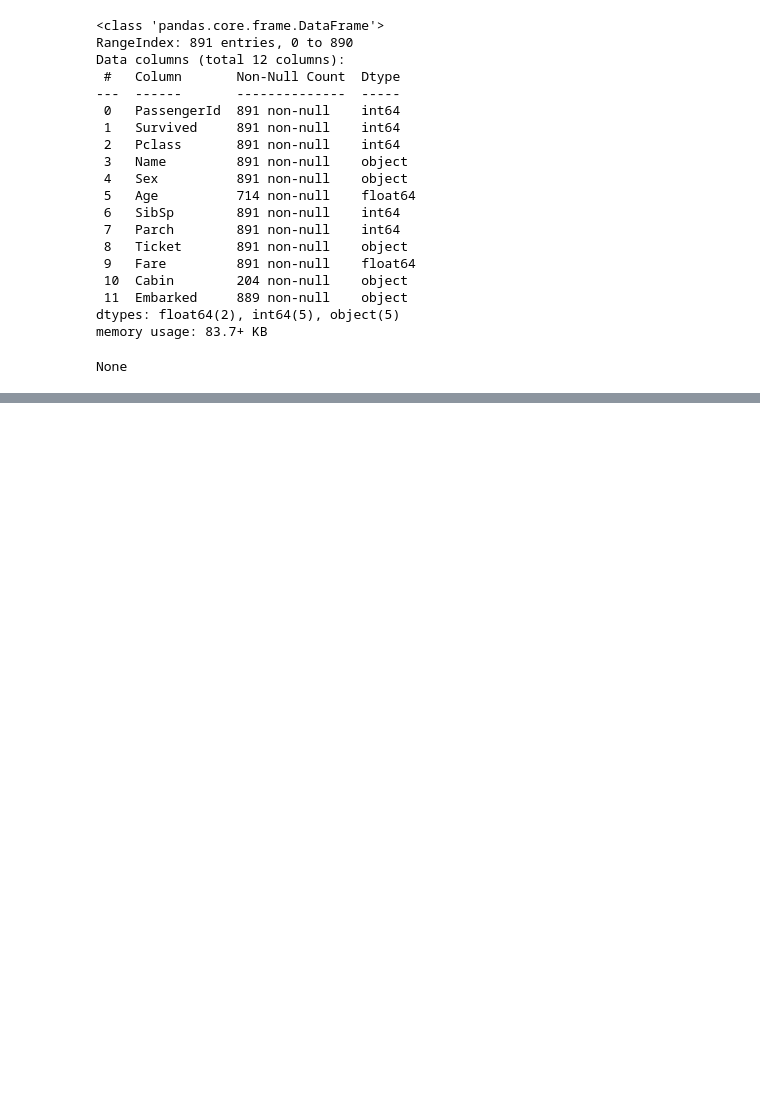
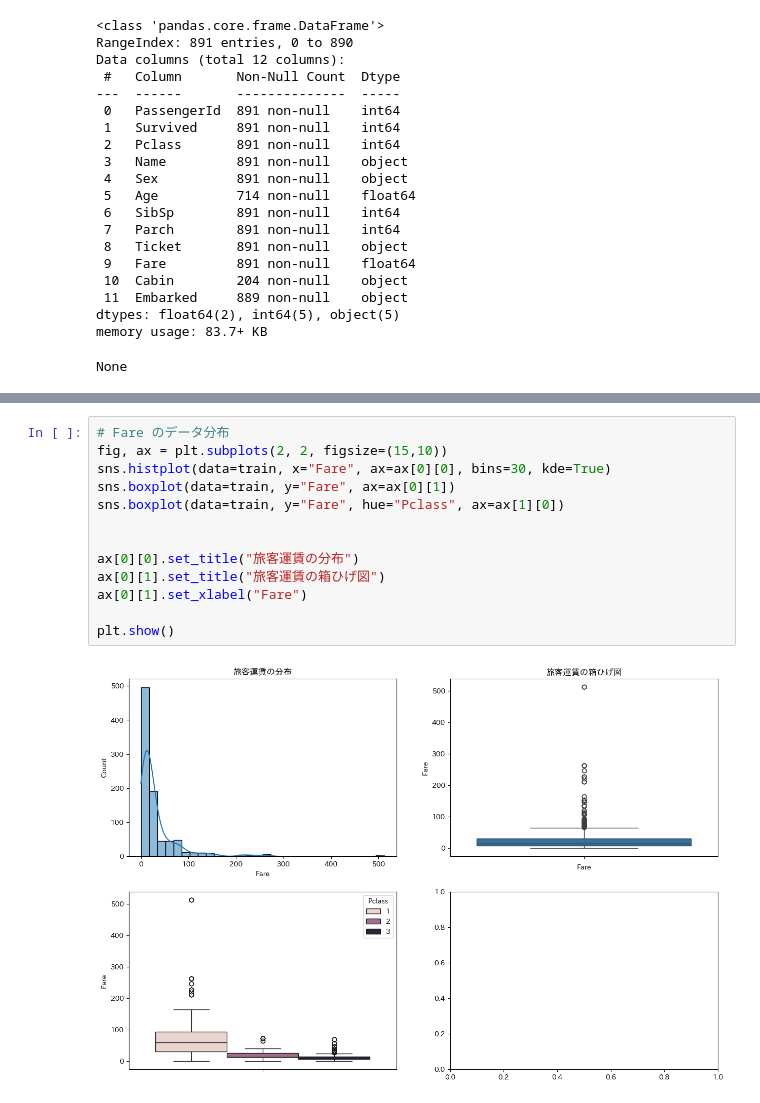
Before and after one commit to christian6022/TItanic, a Jupyter notebook: titanic/code/eda.ipynb, the cells around one changed output, grey strips where cells are left out. Drawn from its saved outputs; the diff is of its cells as text; blank space fills up the shorter version.

```diff
--- a/titanic/code/eda.ipynb
+++ b/titanic/code/eda.ipynb
@@ -73,0 +74,15 @@ plt.show()
+# %%
+# Fare のデータ分布
+fig, ax = plt.subplots(2, 2, figsize=(15,10))
+sns.histplot(data=train, x="Fare", ax=ax[0][0], bins=30, kde=True)
+sns.boxplot(data=train, y="Fare", ax=ax[0][1])
+sns.boxplot(data=train, y="Fare", hue="Pclass", ax=ax[1][0])
+
+
+ax[0][0].set_title("旅客運賃の分布")
+ax[0][1].set_title("旅客運賃の箱ひげ図")
+ax[0][1].set_xlabel("Fare")
+
+plt.show()
+# %% [output]
+[figure, added]
```
Also changed, not shown: parts of 4 cells of this notebook, 2 other files.
